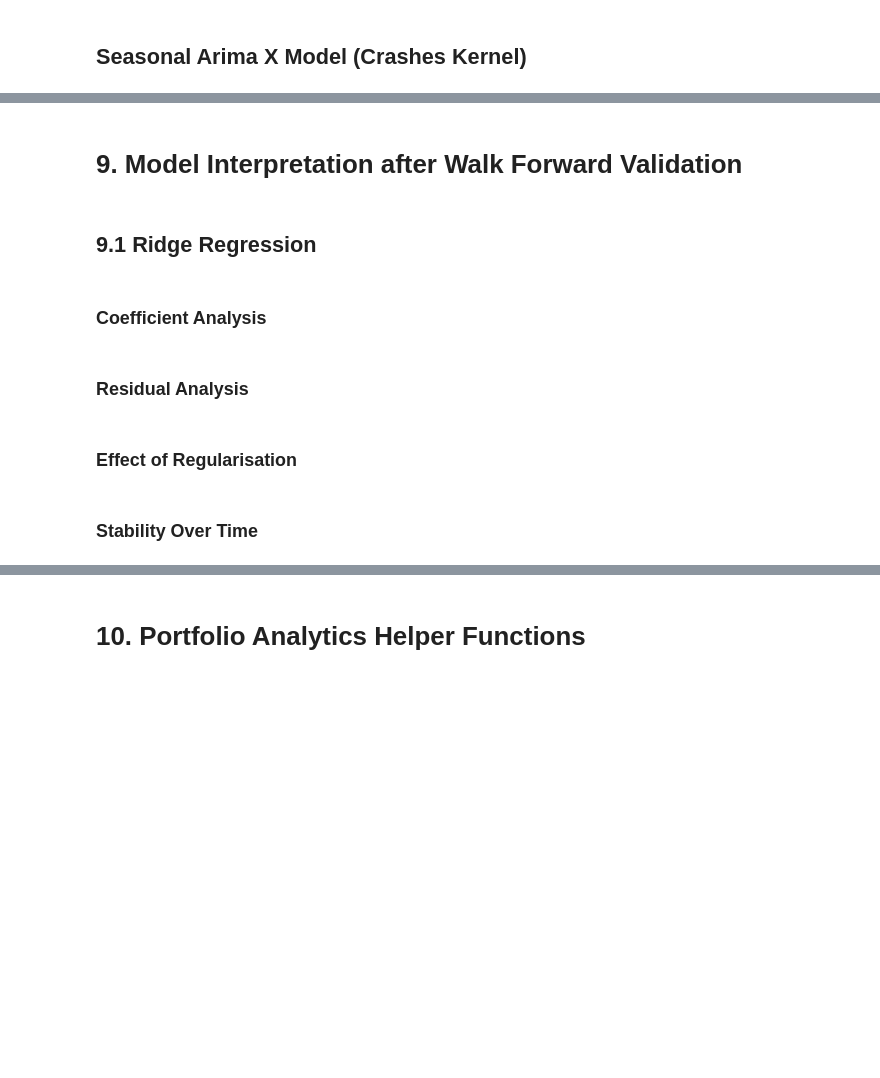
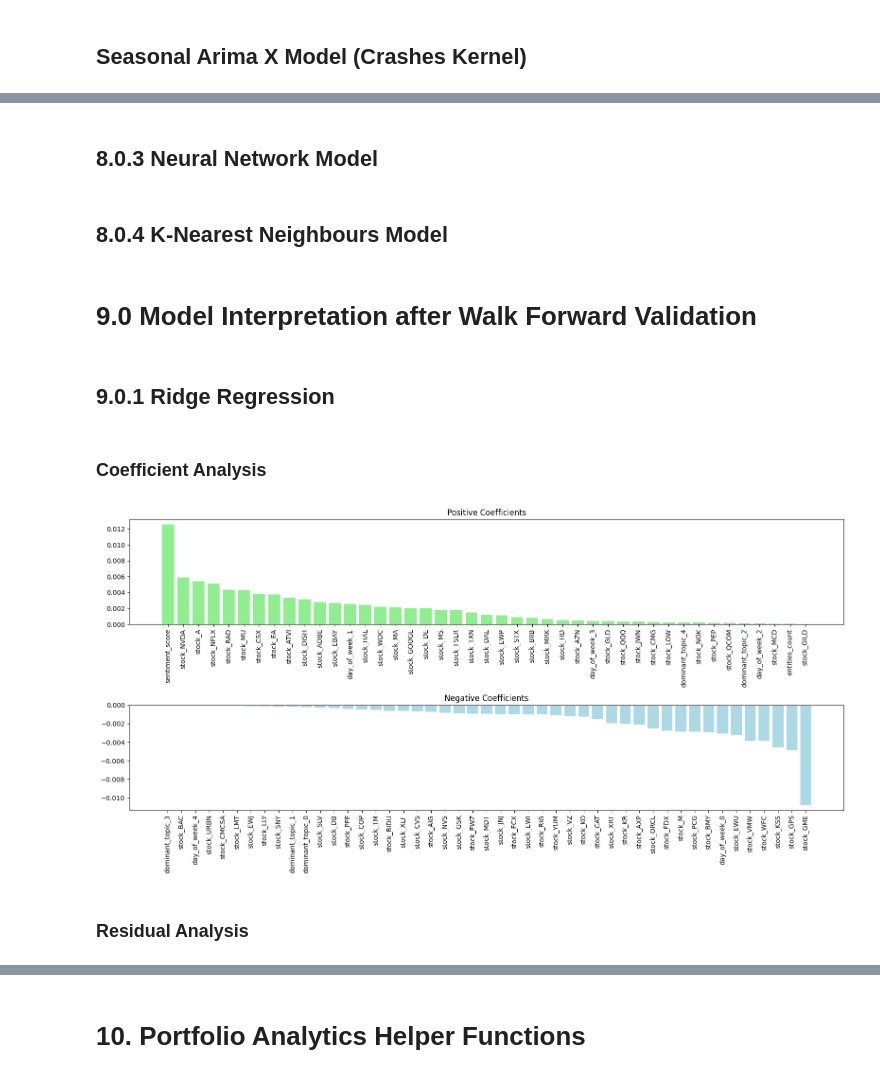
Before and after one commit to weijiesim/qf209-nlp-project, a Jupyter notebook: qf209_nlp_project.ipynb, the cells around one changed output, grey strips where cells are left out. Drawn from its saved outputs; the diff is of its cells as text; code cells hidden in the pictures; blank space fills up the shorter version.

```diff
--- a/qf209_nlp_project.ipynb
+++ b/qf209_nlp_project.ipynb
@@ -821,3 +1269,7 @@ save_pkl_file(y_train, 'cache/dataframes/y_train.pkl')
 save_pkl_file(y_valid, 'cache/dataframes/y_valid.pkl')
 print(OH_X_train.shape, y_train.shape)
 print(OH_X_valid.shape, y_valid.shape)
+
+OH_X_all = pd.concat([OH_X_train,OH_X_valid])
+OH_X_all['date'] = X['date']
+display(OH_X_all)
@@ -894,8 +1346,8 @@ if REFRESH:
     best_alpha = ridge_cv.alpha_
     ridge_model = Ridge(alpha=best_alpha)
 
-    # Perform walk-forward validation
-    preds_ridge, mse_ridge, mae_ridge = walk_forward_validation(ridge_model, OH_X_train, y_train, steps=1)
+    # Perform walk-forward validation by day
+    preds_ridge, mse_ridge, mae_ridge = walk_forward_validation_by_day(ridge_model, OH_X_all, y, 'date')
 
     # Save the model and the walk-forward validation results
     save_pkl_file(ridge_model, filepath='cache/ml_models/ridge_model.pkl')
@@ -904,7 +1356,7 @@ if REFRESH:
     print(f"Model and walk-forward validation results saved with Ridge Regression. MAE: {np.mean(mae_ridge)}, MSE: {np.mean(mse_ridge)}")
 
 else:
-    # Load the saved Ridge model and the walk-forward validation results
+   # Load the saved Ridge model and the walk-forward validation results
     ridge_model = load_pkl_file('cache/ml_models/ridge_model.pkl')
     preds_ridge, mse_ridge, mae_ridge = load_pkl_file('cache/ml_models/ridge_walk_forward_results.pkl')
 
@@ -916,12 +1422,48 @@ else:
+# %% [markdown]
+## 8.0.3 Neural Network Model
+# %% [markdown]
+## 8.0.4 K-Nearest Neighbours Model
 # %% [markdown]
-# 9. Model Interpretation after Walk Forward Validation
+# 9.0 Model Interpretation after Walk Forward Validation
 # %% [markdown]
-## 9.1 Ridge Regression
+## 9.0.1 Ridge Regression
 # %% [markdown]
 ### Coefficient Analysis
+# %%
+# Get coefficients and feature names
+coefficients = ridge_model.coef_
+feature_names = OH_X_train.columns
+
+# Combine coefficients and feature names into a list of tuples and sort them
+coefficients_features = sorted(zip(coefficients, feature_names), key=lambda x: x[0], reverse=True)
+
+# Unpack the sorted tuples into two lists
+sorted_coefficients, sorted_feature_names = zip(*coefficients_features)
+
+pos_feature_names = [fn for fn, coef in zip(sorted_feature_names, sorted_coefficients) if coef >= 0]
+pos_coefficients = [coef for coef in sorted_coefficients if coef >= 0]
+
+neg_feature_names = [fn for fn, coef in zip(sorted_feature_names, sorted_coefficients) if coef < 0]
+neg_coefficients = [coef for coef in sorted_coefficients if coef < 0]
+
+# Create a subplot with two columns
+fig, axs = plt.subplots(nrows=2, figsize=(16, 8))
+
+# Plot positive coefficients
+axs[0].bar(pos_feature_names, pos_coefficients, color='lightgreen')
+axs[0].set_title('Positive Coefficients')
+axs[0].tick_params(axis='x', labelrotation=90)
+
+# Plot negative coefficients
+axs[1].bar(neg_feature_names, neg_coefficients, color='lightblue')
+axs[1].set_title('Negative Coefficients')
+axs[1].tick_params(axis='x', labelrotation=90)
+
+# Adjust layout to make room for the table
+plt.tight_layout()
+
+plt.show()
+# %% [output]
+[figure, added]
 # %% [markdown]
 ### Residual Analysis
-# %% [markdown]
-### Effect of Regularisation
-# %% [markdown]
-### Stability Over Time
```
Also changed, not shown: parts of 97 cells of this notebook, 19 other files.
